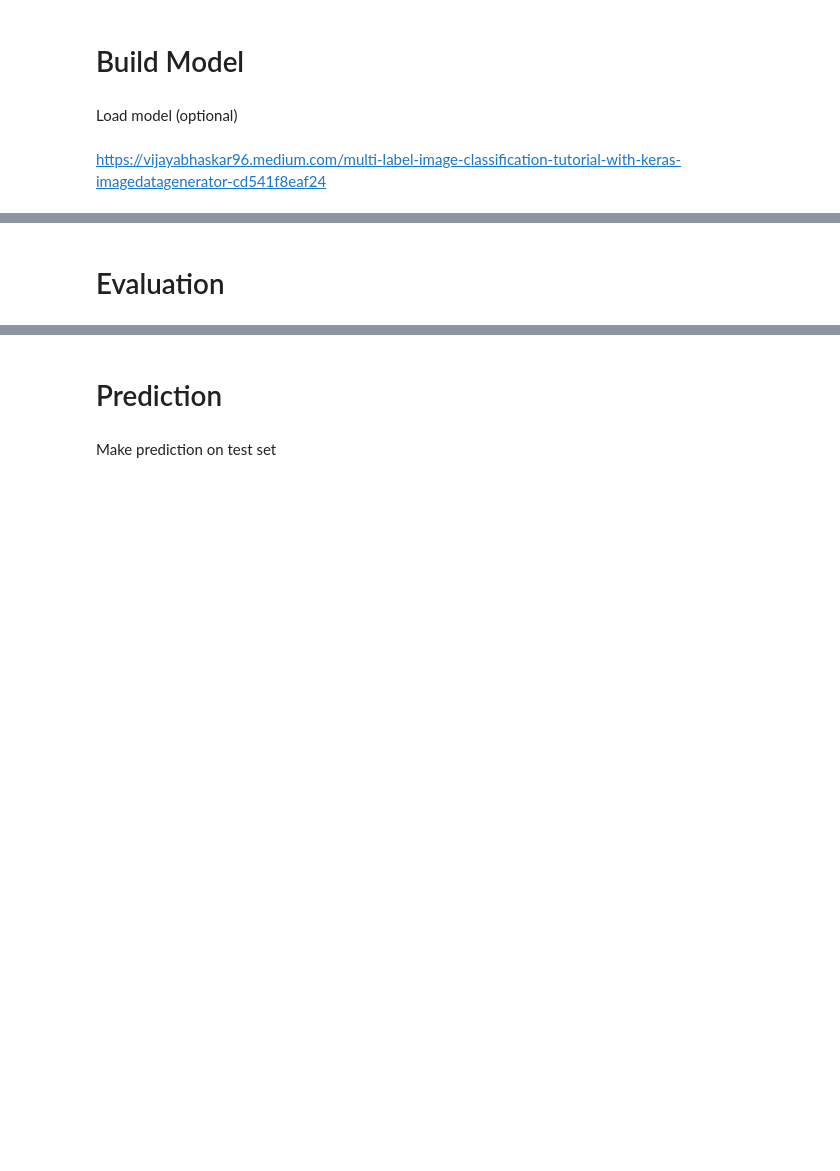
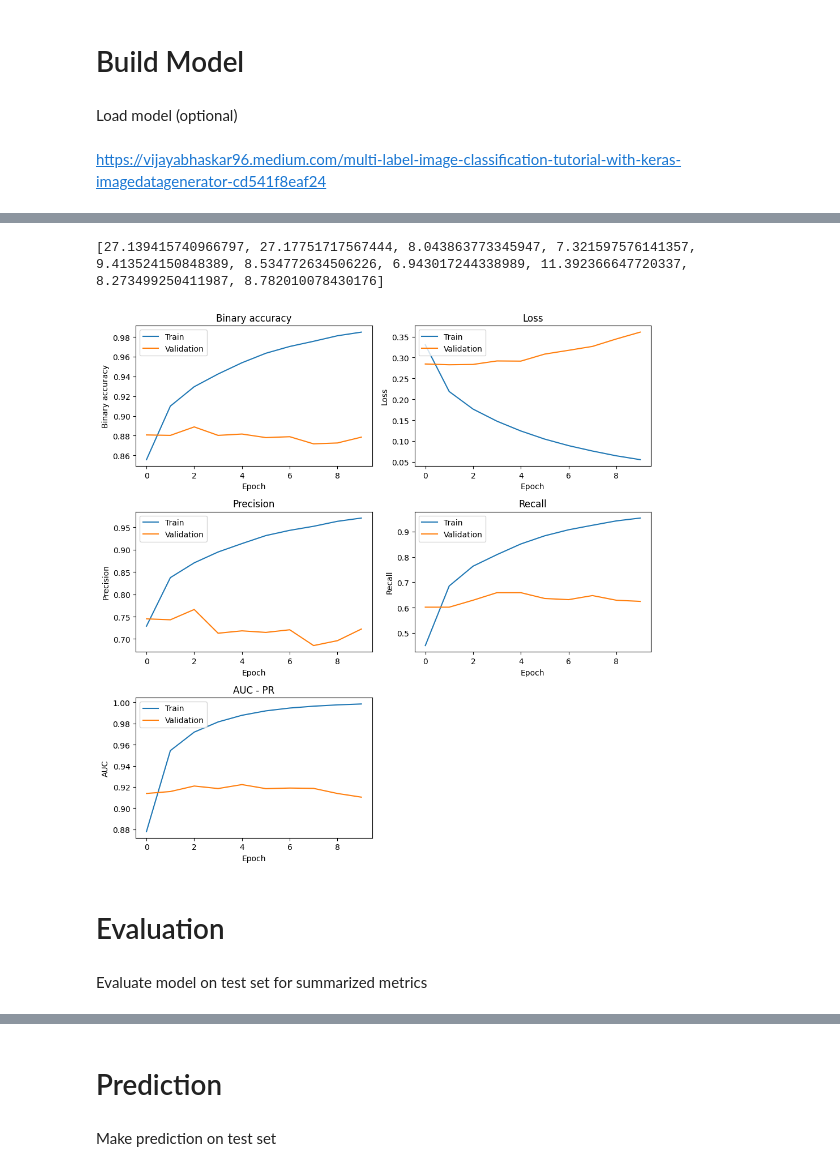
Before and after one commit to Vaneryn/emeowtions-ml, a Jupyter notebook: notebooks/train_mobilenet.ipynb, the cells around one changed output, grey strips where cells are left out. Saved outputs shown, nothing was run; the diff lists cells and outputs as text; code cells hidden in the pictures; blank space fills up the shorter version.

Commit message:
Trained using suitable metrics

```diff
--- a/notebooks/train_mobilenet.ipynb
+++ b/notebooks/train_mobilenet.ipynb
@@ -92,5 +177,15 @@ Found 123 validated image filenames.
 # %% [markdown]
 # Build Model
+# %%
+class TimeHistory(keras.callbacks.Callback):
+    def on_train_begin(self, logs={}):
+        self.times = []
+
+    def on_epoch_begin(self, batch, logs={}):
+        self.epoch_time_start = time.time()
+
+    def on_epoch_end(self, batch, logs={}):
+        self.times.append(time.time() - self.epoch_time_start)
 # %% [markdown]
 Load model (optional)
 # %%
@@ -98,6 +193,8 @@ emeowtions_model = keras.saving.load_model(f'{model_dir}/checkpoints/emeowtionsv
 # %% [markdown]
 https://vijayabhaskar96.medium.com/multi-label-image-classification-tutorial-with-keras-imagedatagenerator-cd541f8eaf24
 # %%
+time_callback = TimeHistory()
+
 # Load pre-trained model
 mobilenetv3_small = keras.applications.MobileNetV3Small(
     weights='imagenet', # Load pre-trained weights from ImageNet
@@ -119,7 +216,7 @@ emeowtions_model = keras.models.Sequential([
 
 # Compile model
 emeowtions_model.compile(
-    optimizer=optimizers.Adam(),
+    optimizer=optimizers.Adam(learning_rate=LEARNING_RATE),
     loss=losses.BinaryCrossentropy(from_logits=False),   # try w/ and w/o logits
     metrics=[
         metrics.BinaryAccuracy(),
@@ -129,12 +226,15 @@ emeowtions_model.compile(
     ]
 )
 
-# Train custom layers
+# Train model
 history = emeowtions_model.fit(
     train_ds,
     epochs=10,
     validation_data=val_ds,
+    callbacks=[time_callback],
     verbose=2
 )
+
+print('Training Time:', sum(time_callback.times))
 # %% [output]
 Epoch 1/10
@@ -181,4 +261,64 @@ plt.show()
+# %%
+print(time_callback.times)
+# %% [output]
+[27.139415740966797, 27.17751717567444, 8.043863773345947, 7.321597576141357, 9.413524150848389, 8.534772634506226, 6.943017244338989, 11.392366647720337, 8.273499250411987, 8.782010078430176]
+# %%
+fig, axes = plt.subplots(3, 2, figsize=(10, 10))
+axes = axes.flatten()
+axes[-1].axis('off')
+ax1 = axes[0]
+ax2 = axes[1]
+ax3 = axes[2]
+ax4 = axes[3]
+ax5 = axes[4]
+
+# Plot binary accuracy
+ax1.plot(history.history['binary_accuracy'])
+ax1.plot(history.history['val_binary_accuracy'])
+ax1.set_title('Binary accuracy')
+ax1.set_xlabel('Epoch')
+ax1.set_ylabel('Binary accuracy')
+ax1.legend(['Train', 'Validation'], loc='upper left')
+
+# Plot loss
+ax2.plot(history.history['loss'])
+ax2.plot(history.history['val_loss'])
+ax2.set_title('Loss')
+ax2.set_xlabel('Epoch')
+ax2.set_ylabel('Loss')
+ax2.legend(['Train', 'Validation'], loc='upper left')
+
+# Plot precision
+ax3.plot(history.history['precision_1'])
+ax3.plot(history.history['val_precision_1'])
+ax3.set_title('Precision')
+ax3.set_xlabel('Epoch')
+ax3.set_ylabel('Precision')
+ax3.legend(['Train', 'Validation'], loc='upper left')
+
+# Plot recall
+ax4.plot(history.history['recall_1'])
+ax4.plot(history.history['val_recall_1'])
+ax4.set_title('Recall')
+ax4.set_xlabel('Epoch')
+ax4.set_ylabel('Recall')
+ax4.legend(['Train', 'Validation'], loc='upper left')
+
+# Plot AUC
+ax5.plot(history.history['auc_1'])
+ax5.plot(history.history['val_auc_1'])
+ax5.set_title('AUC - PR')
+ax5.set_xlabel('Epoch')
+ax5.set_ylabel('AUC')
+ax5.legend(['Train', 'Validation'], loc='upper left')
+
+plt.tight_layout()
+plt.show()
+# %% [output]
+[figure, added]
 # %% [markdown]
 # Evaluation
+# %% [markdown]
+Evaluate model on test set for summarized metrics
 # %%
 x = emeowtions_model.evaluate(
```
Also changed, not shown: parts of 14 cells of this notebook.
